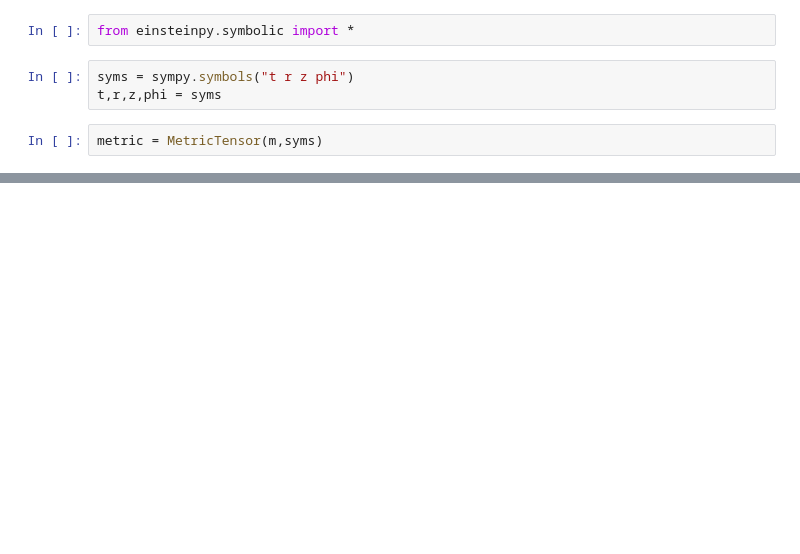
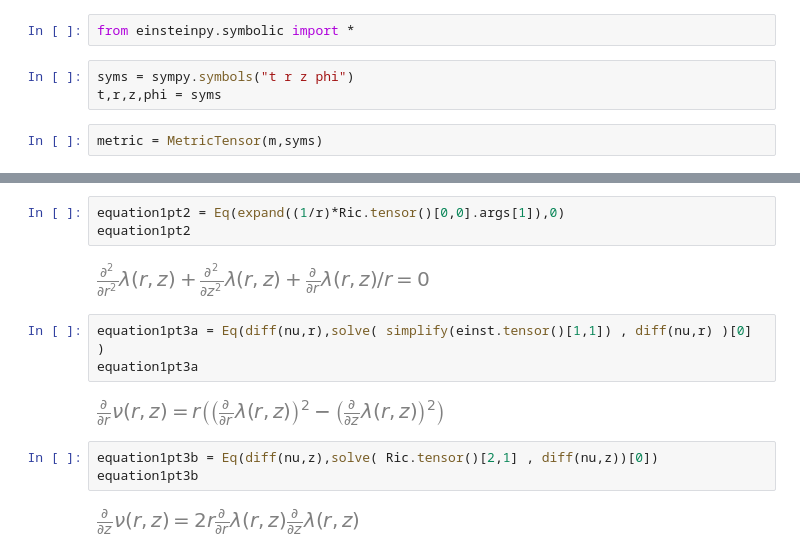
Before and after one commit to GeoffCope/General_Relativity_Python, a Jupyter notebook: New_Approach_to_Space_Time_Singularities_Susan_Scott.ipynb, the cells around one changed output, grey strips where cells are left out. Saved outputs shown, nothing was run; the diff lists cells and outputs as text; blank space fills up the shorter version.

```diff
--- a/New_Approach_to_Space_Time_Singularities_Susan_Scott.ipynb
+++ b/New_Approach_to_Space_Time_Singularities_Susan_Scott.ipynb
@@ -159,0 +162,15 @@ weyl.tensor()
+# %%
+equation1pt2 = Eq(expand((1/r)*Ric.tensor()[0,0].args[1]),0)
+equation1pt2
+# %% [output]
+[figure, added]
+# %%
+equation1pt3a = Eq(diff(nu,r),solve( simplify(einst.tensor()[1,1]) , diff(nu,r) )[0] )
+equation1pt3a
+# %% [output]
+[figure, added]
+# %%
+equation1pt3b = Eq(diff(nu,z),solve( Ric.tensor()[2,1] , diff(nu,z))[0])
+equation1pt3b
+# %% [output]
+[figure, added]
```
Also changed, not shown: parts of 12 cells of this notebook, 21 other files.
